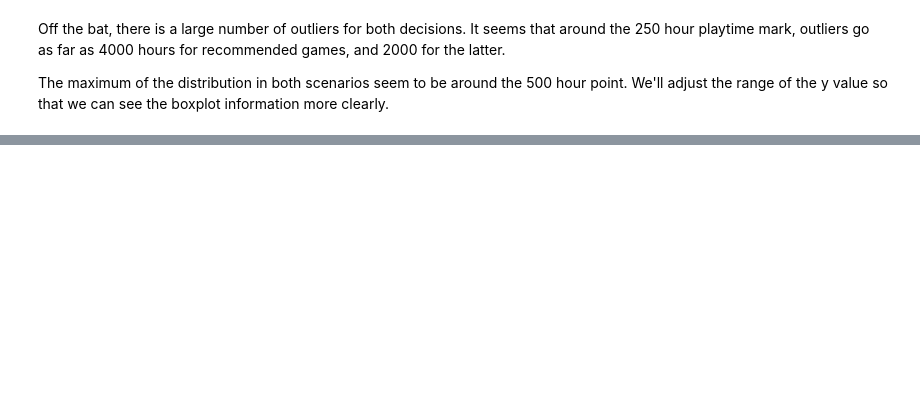
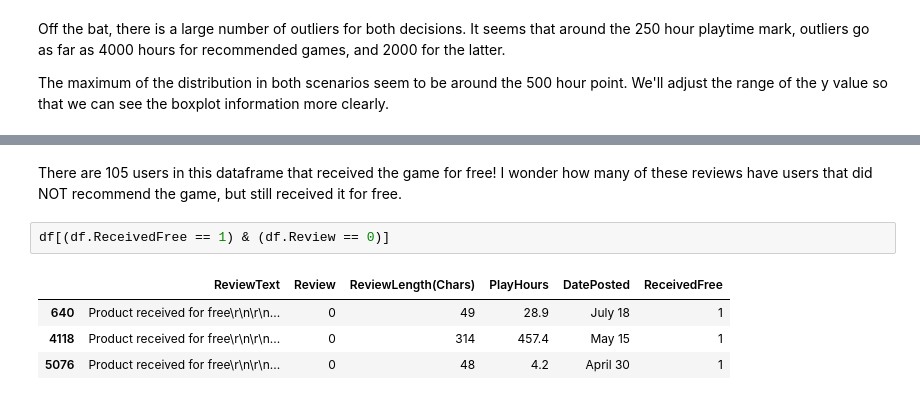
Before and after one commit to KatyaZeross/A-Satisfactory-Project, a Jupyter notebook: data-preprocessing.ipynb, the cells around one changed output, grey strips where cells are left out. Cells and saved outputs as stored; diff of their text form; blank space fills up the shorter version.

```diff
--- a/data-preprocessing.ipynb
+++ b/data-preprocessing.ipynb
@@ -237,0 +268,9 @@ From the plot, we can see that for those that didn't like the game, the maximum
+# %% [markdown]
+There are 105 users in this dataframe that received the game for free! I wonder how many of these reviews have users that did NOT recommend the game, but still received it for free.
+# %%
+df[(df.ReceivedFree == 1) & (df.Review == 0)]
+# %% [output]
+|  | ReviewText | Review | ReviewLength(Chars) | PlayHours | DatePosted | ReceivedFree |
+| 640 | Product received for free\r\n\r\n... | 0 | 49 | 28.9 | July 18 | 1 |
+| 4118 | Product received for free\r\n\r\n... | 0 | 314 | 457.4 | May 15 | 1 |
+| 5076 | Product received for free\r\n\r\n... | 0 | 48 | 4.2 | April 30 | 1 |
```
Also changed, not shown: parts of 8 cells of this notebook, 4 other files.
